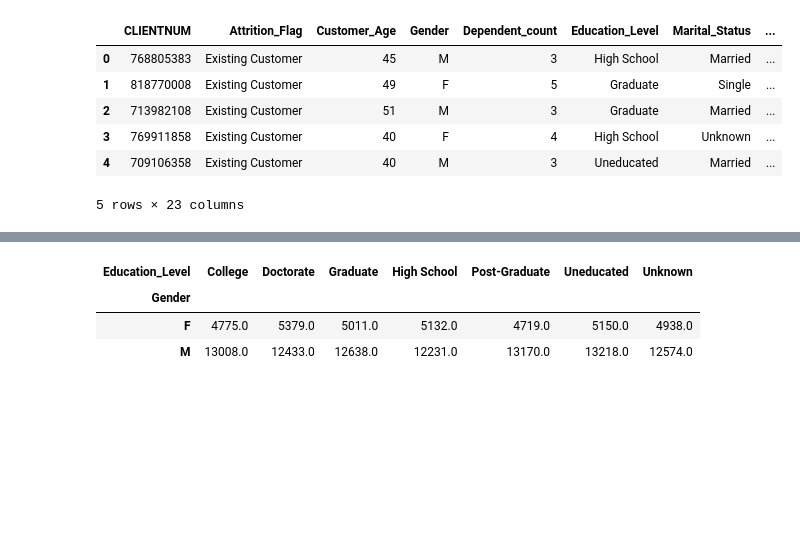
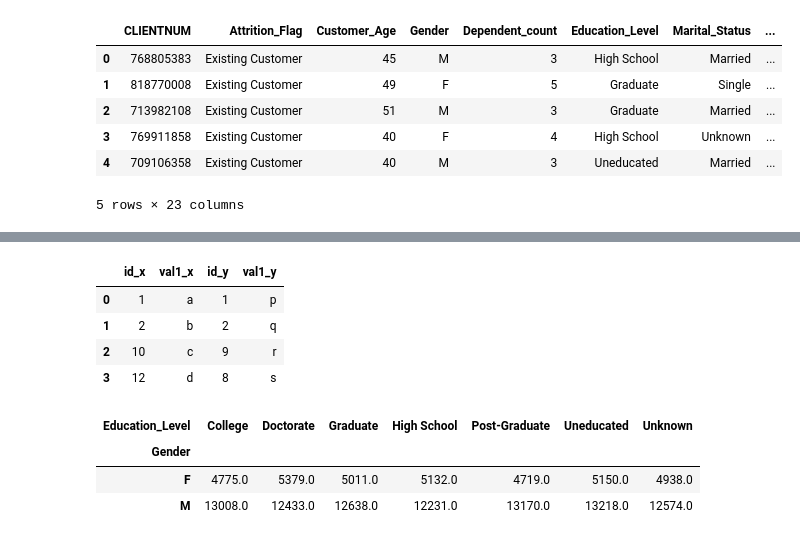
Before and after one commit to nitin333/ML-JupyterNotebooks, a Jupyter notebook: DataProcessing_Training.ipynb, the cells around one changed output, grey strips where cells are left out. Drawn from its saved outputs; the diff is of its cells as text; code cells hidden in the pictures; blank space fills up the shorter version.

```diff
--- a/DataProcessing_Training.ipynb
+++ b/DataProcessing_Training.ipynb
@@ -92,3 +178,14 @@ df_merged = df1.merge(df2, left_index=True, right_index=True)
+# %%
+# index join
+df5 = pd.merge(a, d, left_index=True, right_index=True)
+# %%
+df5
+# %% [output]
+|  | id_x | val1_x | id_y | val1_y |
+| 0 | 1 | a | 1 | p |
+| 1 | 2 | b | 2 | q |
+| 2 | 10 | c | 9 | r |
+| 3 | 12 | d | 8 | s |
 # %%
 ### sorting
 df.sort_values(by = ['c1', 'c2'], ascending = [False, True])
```
Also changed, not shown: parts of 26 cells of this notebook, 1 other file.
